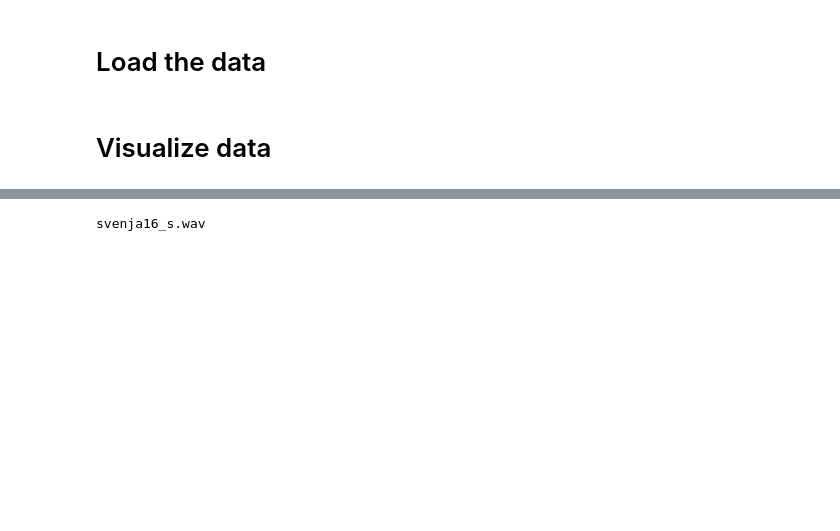
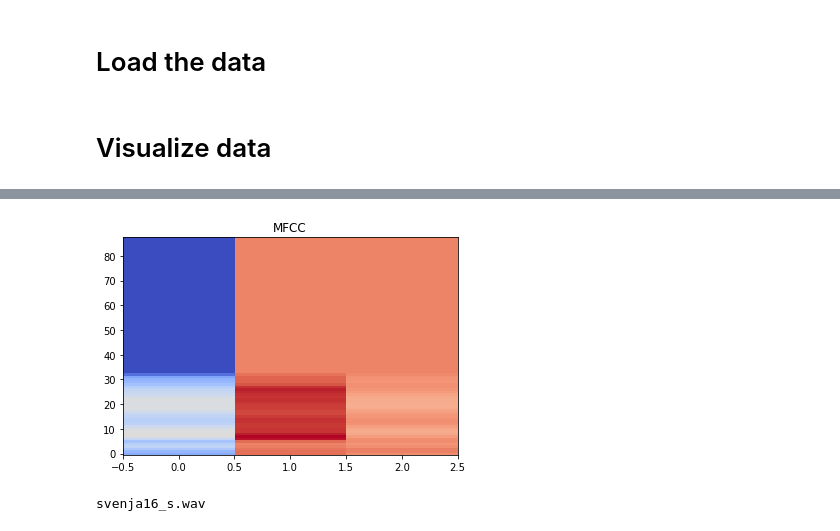
Before and after one commit to gwillig/octocat, a Jupyter notebook: audio_classifer/bayes.ipynb, the cells around one changed output, grey strips where cells are left out. Cells and saved outputs as stored; diff of their text form; code cells hidden in the pictures; blank space fills up the shorter version.

```diff
--- a/audio_classifer/bayes.ipynb
+++ b/audio_classifer/bayes.ipynb
@@ -59,3 +148,16 @@ for folder in ["svenja","gustav","hello"]:
+# %%
+
+from matplotlib import cm
+
+
+ig, ax = plt.subplots()
+mfcc_data= np.swapaxes(data, 0 ,1)
+cax = ax.imshow(mfcc_data, interpolation='nearest', cmap=cm.coolwarm, origin='lower', aspect='auto')
+ax.set_title('MFCC')
+#Showing mfcc_data
+plt.show()
+# %% [output]
+[figure, added]
 # %%
 %matplotlib inline
 from IPython.core.interactiveshell import InteractiveShell
```
Also changed, not shown: parts of 6 cells of this notebook, 4 other files.
